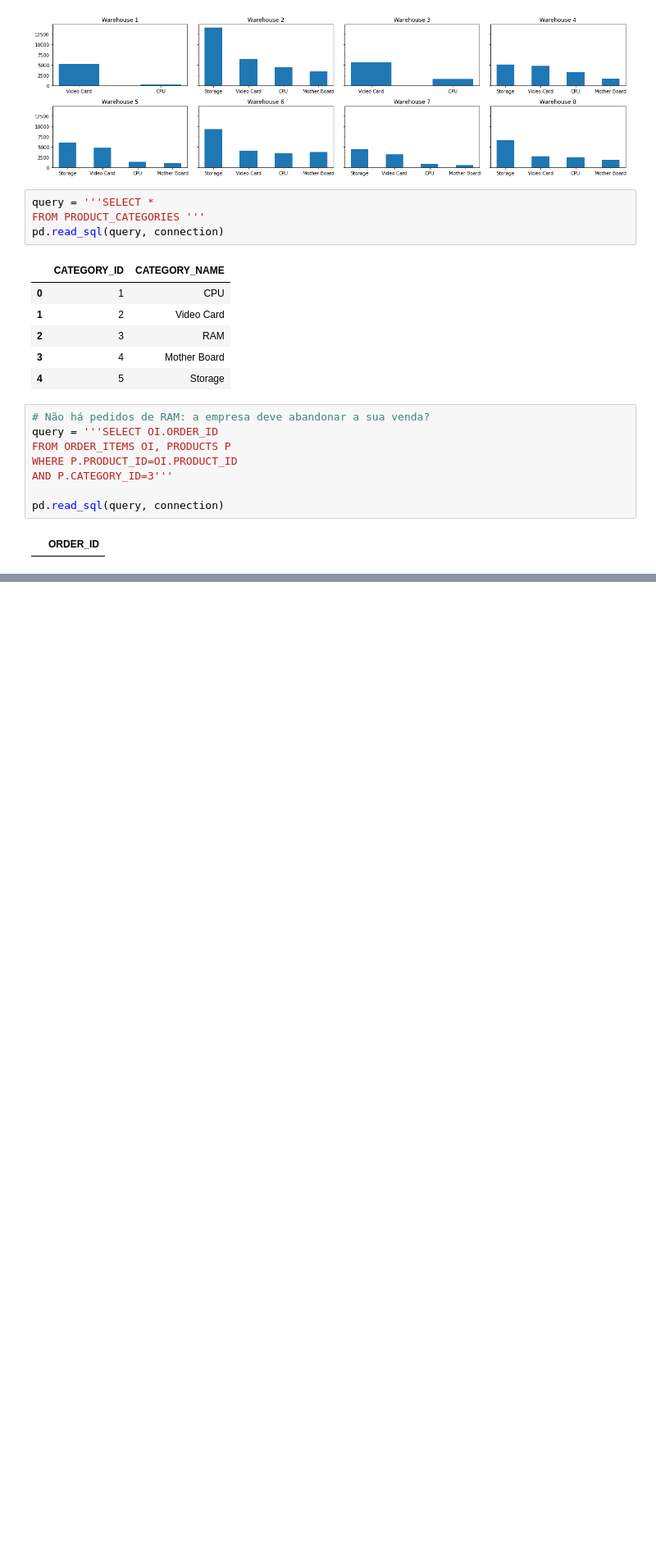
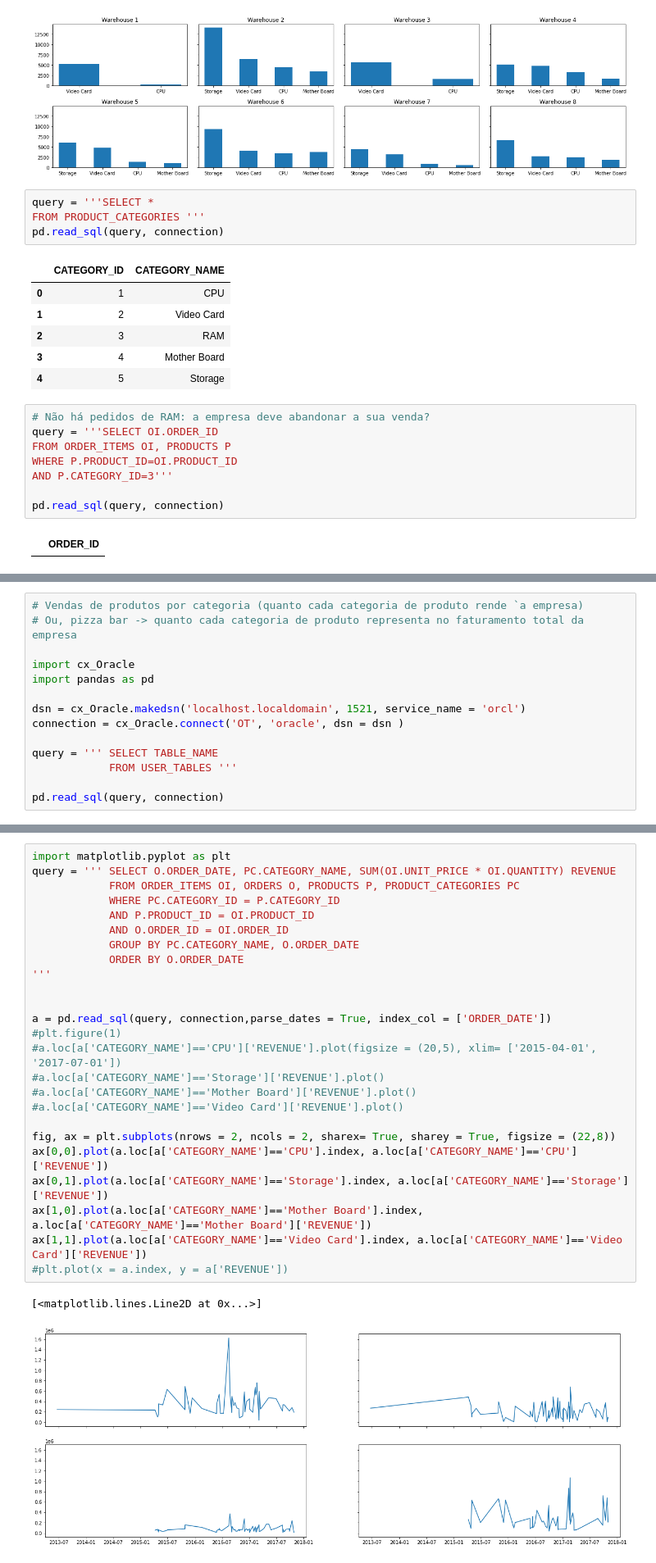
Before and after one commit to felipesveiga/Oracle-1, a Jupyter notebook: oracle.ipynb, the cells around one changed output, grey strips where cells are left out. Shown at 82% size. Cells and saved outputs as stored; diff of their text form; blank space fills up the shorter version.

```diff
--- a/oracle.ipynb
+++ b/oracle.ipynb
@@ -260,0 +622,14 @@ pd.read_sql(query, connection)
+# %%
+# Vendas de produtos por categoria (quanto cada categoria de produto rende `a empresa)
+# Ou, pizza bar -> quanto cada categoria de produto representa no faturamento total da empresa
+
+import cx_Oracle
+import pandas as pd
+
+dsn = cx_Oracle.makedsn('localhost.localdomain', 1521, service_name = 'orcl')
+connection = cx_Oracle.connect('OT', 'oracle', dsn = dsn )
+
+query = ''' SELECT TABLE_NAME
+            FROM USER_TABLES '''
+
+pd.read_sql(query, connection)
@@ -260,0 +700,28 @@ pd.read_sql(query, connection)
+# %%
+import matplotlib.pyplot as plt
+query = ''' SELECT O.ORDER_DATE, PC.CATEGORY_NAME, SUM(OI.UNIT_PRICE * OI.QUANTITY) REVENUE
+            FROM ORDER_ITEMS OI, ORDERS O, PRODUCTS P, PRODUCT_CATEGORIES PC
+            WHERE PC.CATEGORY_ID = P.CATEGORY_ID
+            AND P.PRODUCT_ID = OI.PRODUCT_ID
+            AND O.ORDER_ID = OI.ORDER_ID
+            GROUP BY PC.CATEGORY_NAME, O.ORDER_DATE
+            ORDER BY O.ORDER_DATE
+'''
+
+
+a = pd.read_sql(query, connection,parse_dates = True, index_col = ['ORDER_DATE'])
+#plt.figure(1)
+#a.loc[a['CATEGORY_NAME']=='CPU']['REVENUE'].plot(figsize = (20,5), xlim= ['2015-04-01', '2017-07-01'])
+#a.loc[a['CATEGORY_NAME']=='Storage']['REVENUE'].plot()
+#a.loc[a['CATEGORY_NAME']=='Mother Board']['REVENUE'].plot()
+#a.loc[a['CATEGORY_NAME']=='Video Card']['REVENUE'].plot()
+
+fig, ax = plt.subplots(nrows = 2, ncols = 2, sharex= True, sharey = True, figsize = (22,8))
+ax[0,0].plot(a.loc[a['CATEGORY_NAME']=='CPU'].index, a.loc[a['CATEGORY_NAME']=='CPU']['REVENUE'])
+ax[0,1].plot(a.loc[a['CATEGORY_NAME']=='Storage'].index, a.loc[a['CATEGORY_NAME']=='Storage']['REVENUE'])
+ax[1,0].plot(a.loc[a['CATEGORY_NAME']=='Mother Board'].index, a.loc[a['CATEGORY_NAME']=='Mother Board']['REVENUE'])
+ax[1,1].plot(a.loc[a['CATEGORY_NAME']=='Video Card'].index, a.loc[a['CATEGORY_NAME']=='Video Card']['REVENUE'])
+#plt.plot(x = a.index, y = a['REVENUE'])
+# %% [output]
+[<matplotlib.lines.Line2D at 0x...>]
+[figure, added]
```
Also changed, not shown: parts of 35 cells of this notebook, 3 other files.
